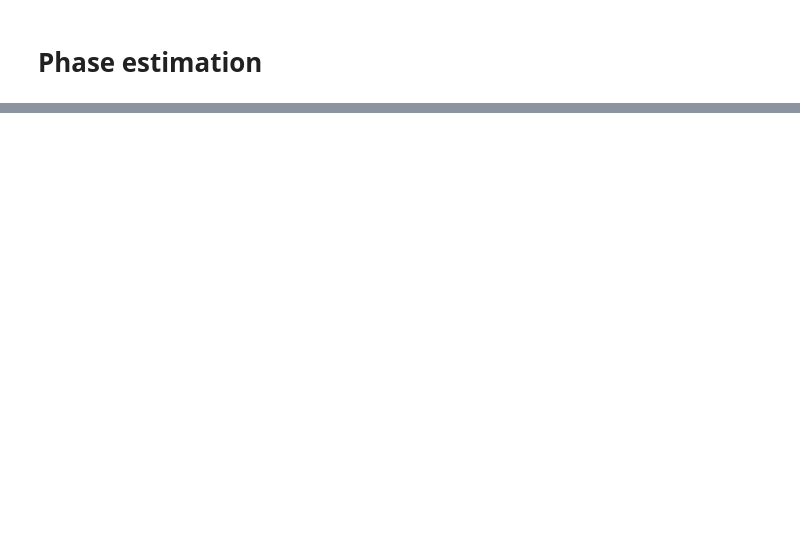
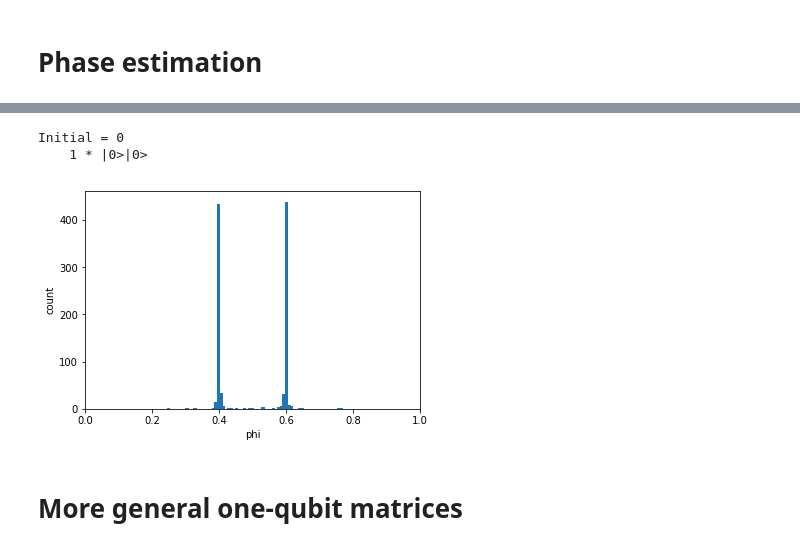
Before and after one commit to lehner/sqc, a Jupyter notebook: phase.ipynb, the cells around one changed output, grey strips where cells are left out. Saved outputs shown, nothing was run; the diff lists cells and outputs as text; code cells hidden in the pictures; blank space fills up the shorter version.

```diff
--- a/phase.ipynb
+++ b/phase.ipynb
@@ -78,0 +72,8 @@ Initial = 0
+# %%
+measure(7,1000,lambda i,k,op: CU(i,k,op,0.4))
+# %% [output]
+Initial = 0
+    1 * |0>|0>
+[figure, added]
+# %% [markdown]
+# More general one-qubit matrices
```
Also changed, not shown: parts of 16 cells of this notebook, 1 other file.
